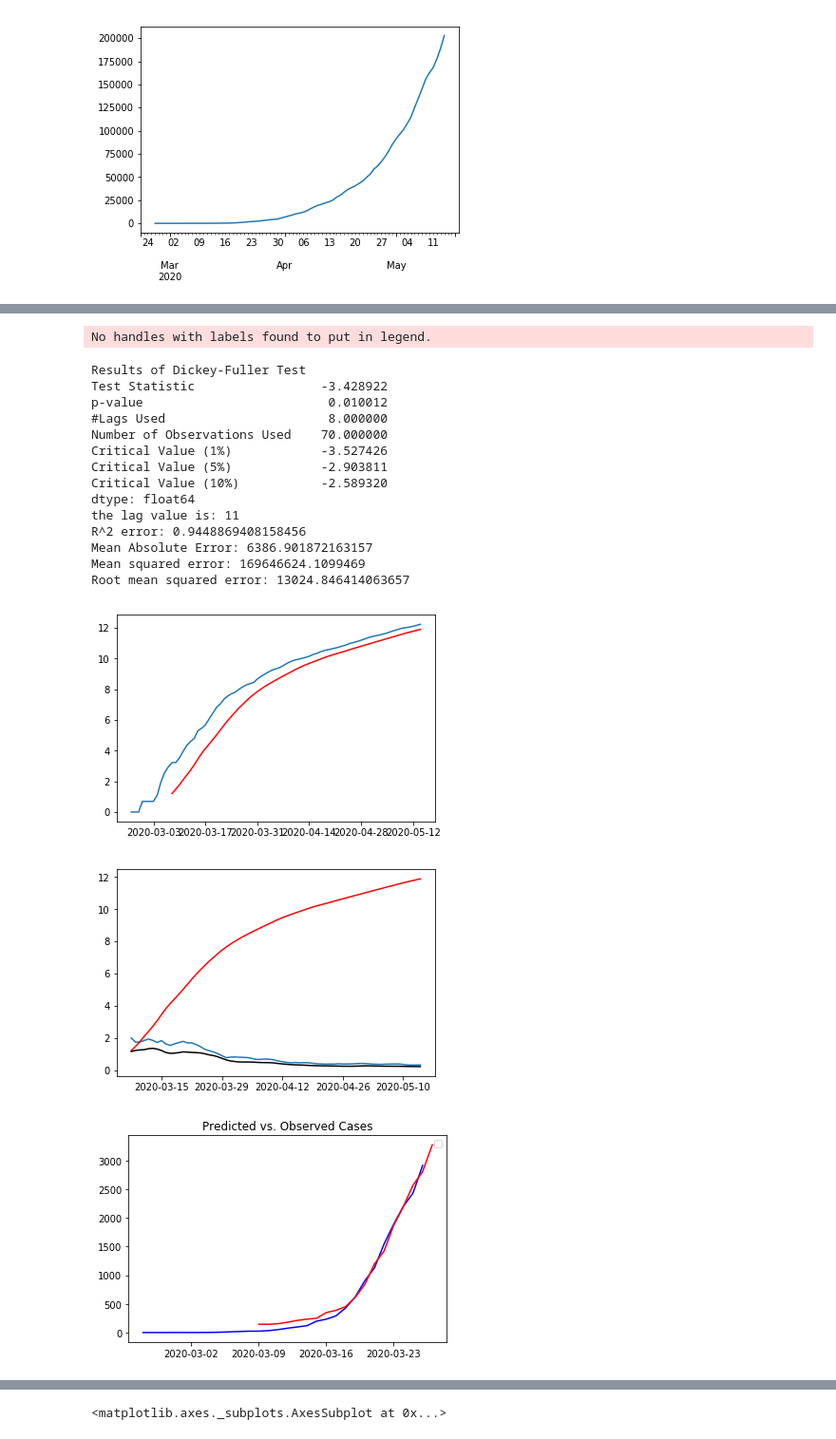
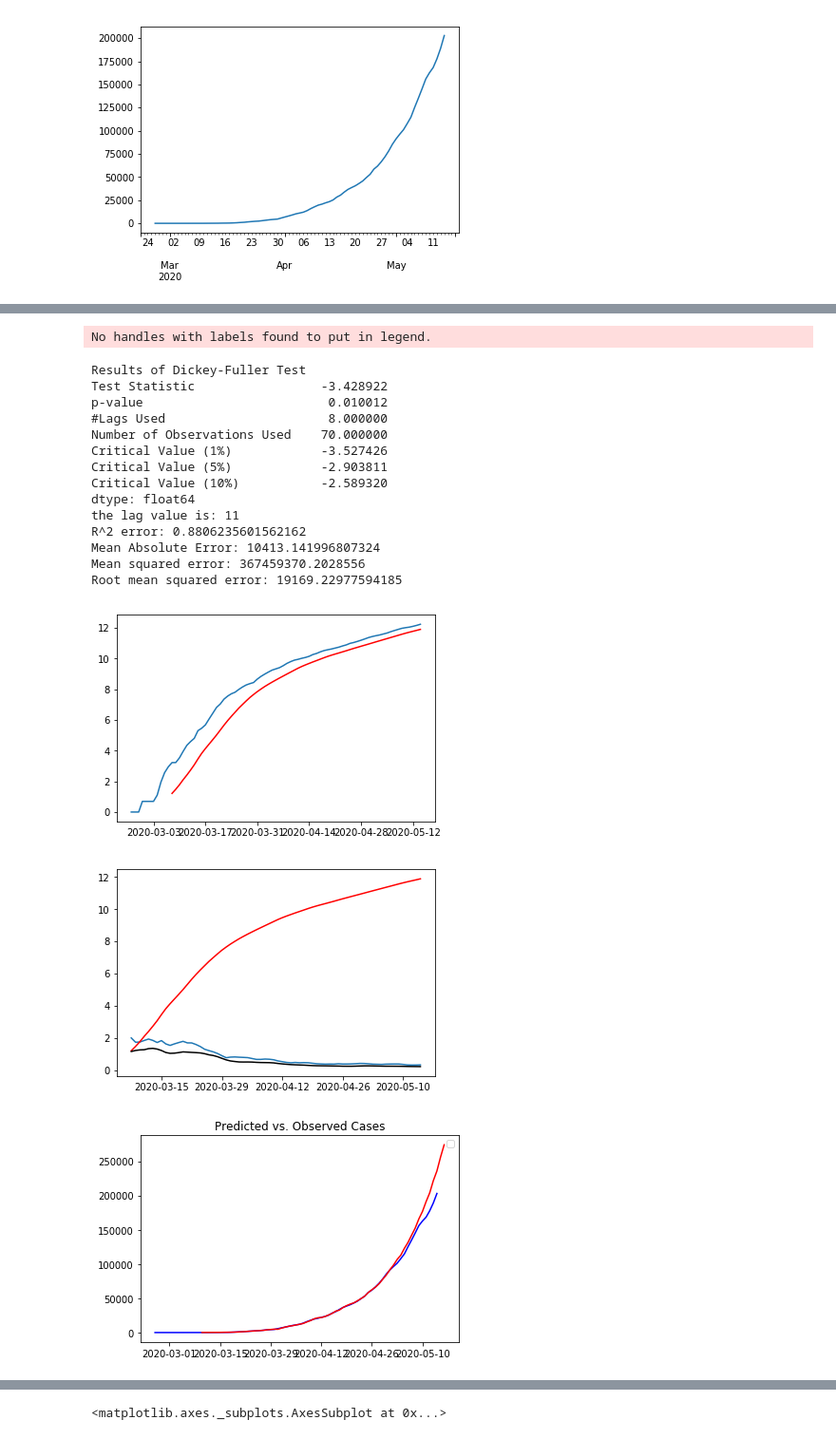
Before and after one commit to sundar1122/covid19, a Jupyter notebook: Brazil Analysis.ipynb, the cells around one changed output, grey strips where cells are left out. Shown at 95% size. Drawn from its saved outputs; the diff is of its cells as text; code cells hidden in the pictures.

```diff
--- a/Brazil Analysis.ipynb
+++ b/Brazil Analysis.ipynb
@@ -9,6 +9,6 @@ import numpy as np
 from math import sqrt
 # %%
 ## loading and reading in csv dataset using pandas
-brazil_df = pd.read_csv('brazil_covid19_revised.csv')
+brazil_df = pd.read_csv('brazil_covid19.csv')
 brazil_df.head()
 # %% [output]
@@ -100,14 +68,0 @@ plt.show(block = False)
-# %%
-## Perform Dickey-Fuller test
-from statsmodels.tsa.stattools import adfuller
-
-print("Results of Dickey-Fuller Test")
-test = adfuller(date_case_2['Cases'], autolag = "AIC")
-
-output = pd.Series(test[0:4], index = ['Test Statistic', 'p-value', '#Lags Used', 'Number of Observations Used'])
-for k,v in test[4].items():
-    output['Critical Value (%s)'%k] = v
-
-print(output)
-
-##cannot reject null hypothesis - not stationary
@@ -124,5 +69,5 @@ dtype: float64
 # %%
-def est_trend(data, n):
+def est_trend(data, n, new_df):
     ##Estimating Trend
     data_est = np.log(data)
 
@@ -182,65 +127,66 @@ def est_trend(data, n):
     model_fitted = model.fit()
     print('the lag value is: %s' % model_fitted.k_ar)
     lag = model_fitted.k_ar
+    lag = lag + 1
 
-    predict = model_fitted.predict(start = lag, end = len(test) - 1, dynamic = False)
+    predict = model_fitted.predict(start = lag, end = len(test) , dynamic = False)
 
     ##plot predicted data vs. true/observed data
     plt.figure(3)
     plt.title("Predicted vs. Observed Cases")
     plt.legend()
-    plt.plot(data_est.head(30), color = 'blue')
-    plt.plot(predict.head(19), color = 'red')
+    plt.plot(data_est, color = 'blue')
+    plt.plot(predict, color = 'red')
 
     ## error analysis - try a few different methods
 
     #r^2 error analysis - not metric to show if model is a good future predictor, but shows if model is good fit to
     #observed data
-    r2_err = r2_score(data_est.tail(len(Y) - lag), predict)
+    r2_err = r2_score(data_est.tail(len(X) - lag +1), predict)
     print('R^2 error: %s' % r2_err)
 
     #mean absolute error - measuring prediction errors because prediction in same unit as original (avg forecast error)
     from sklearn.metrics import mean_absolute_error
-    mae = mean_absolute_error(data_est.tail(len(Y) - lag), predict)
+    mae = mean_absolute_error(data_est.tail(len(X) - lag + 1), predict)
     print('Mean Absolute Error: %s' % mae)
 
     #root mean squared error - sqrt average of square of forecase error (mse): basically same as mse but when dealing
     #with prediction in same unit as original - how concentrated is data around line of best fit
     from sklearn.metrics import mean_squared_error
-    mse = mean_squared_error(predict, data_est.tail(len(Y) - lag))
+    mse = mean_squared_error(predict, data_est.tail(len(X) - lag + 1))
     print('Mean squared error: %s' % mse)
 
     rmse = np.sqrt(mse)
     print('Root mean squared error: %s' % rmse)
 
+    new_pred = [np.nan] * (lag - 1)
+    new_pred = new_pred + list(predict)
 
-    o = list(data_est['Cases'].tail(len(Y) - lag))
-    p = list(predict)
-    op = list(zip(o, p))
-    ##dataframe with combined original and predicted values
-    comb = pd.DataFrame(op, columns = ['Obs', 'Predict'])
-    return comb
+    new_df['Y_predicted'] = new_pred
+    new_df['Y_original'] = list(data_est['Cases'])
+
+    return new_df
 # %%
-comb = est_trend(date_case_2, 40)
+comb = est_trend(date_case_2, 40, compiled)
 # %% [output]
 No handles with labels found to put in legend.
 Results of Dickey-Fuller Test
 Test Statistic                 -3.428922
 p-value                         0.010012
 #Lags Used                      8.000000
 Number of Observations Used    70.000000
 Critical Value (1%)            -3.527426
 Critical Value (5%)            -2.903811
 Critical Value (10%)           -2.589320
 dtype: float64
 the lag value is: 11
-R^2 error: 0.9448869408158456
-Mean Absolute Error: 6386.901872163157
-Mean squared error: 169646624.1099469
-Root mean squared error: 13024.846414063657
+R^2 error: 0.8806235601562162
+Mean Absolute Error: 10413.141996807324
+Mean squared error: 367459370.2028556
+Root mean squared error: 19169.22977594185
 [figure]
 [figure]
-[figure, old version]
+[figure, new version]
 # %%
 comb['Error'] = np.nan
 n = 0
```
Also changed, not shown: parts of 16 cells of this notebook, 3 other files.
